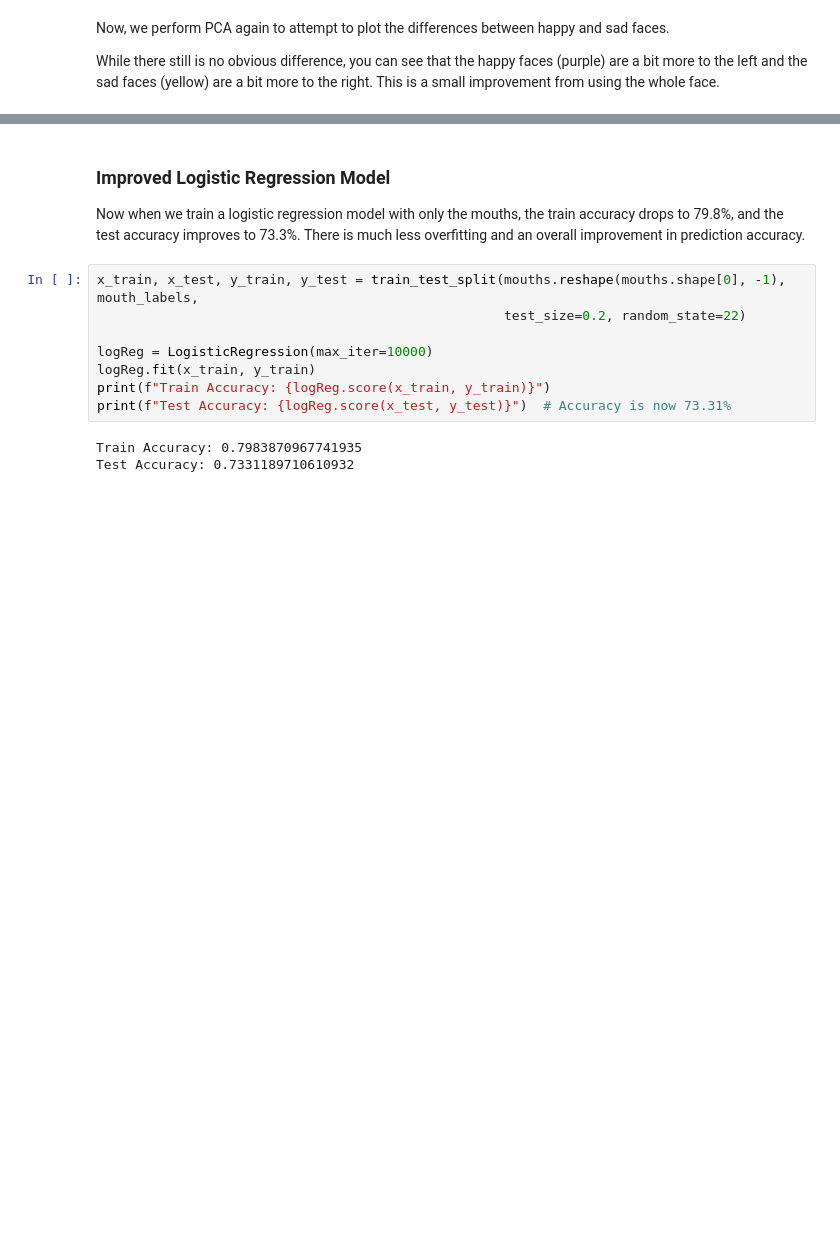
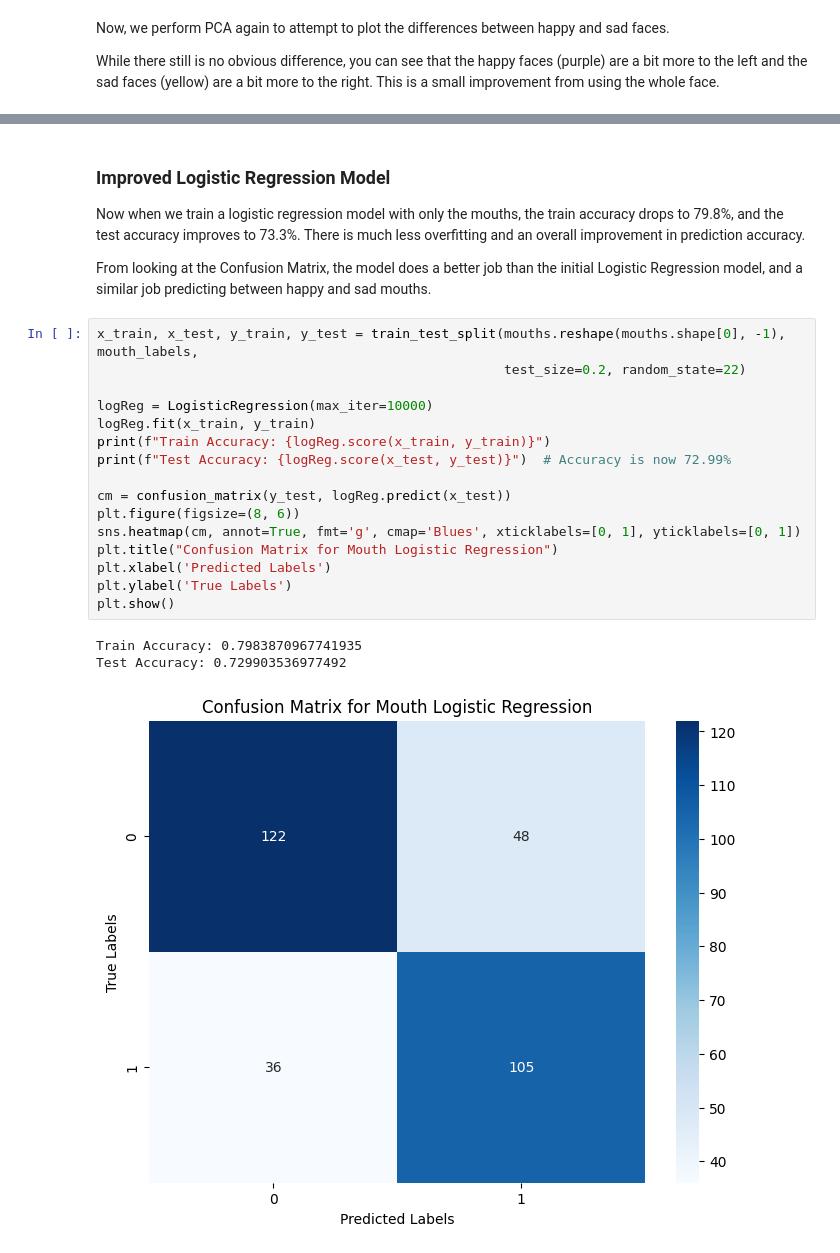
Before and after one commit to e019chen/facial-expression-recognition, a Jupyter notebook: code/binaryLogisticRegression.ipynb, the cells around one changed output, grey strips where cells are left out. Cells and saved outputs as stored; diff of their text form; blank space fills up the shorter version.

```diff
--- a/code/binaryLogisticRegression.ipynb
+++ b/code/binaryLogisticRegression.ipynb
@@ -183,14 +195,25 @@ Total Explained Variance: 0.5792655024259669
 ### Improved Logistic Regression Model
 
 Now when we train a logistic regression model with only the mouths, the train accuracy drops to 79.8%, and the test accuracy improves to 73.3%. There is much less overfitting and an overall improvement in prediction accuracy.
+
+From looking at the Confusion Matrix, the model does a better job than the initial Logistic Regression model, and a similar job predicting between happy and sad mouths.
 # %%
 x_train, x_test, y_train, y_test = train_test_split(mouths.reshape(mouths.shape[0], -1), mouth_labels,
                                                     test_size=0.2, random_state=22)
 
 logReg = LogisticRegression(max_iter=10000)
 logReg.fit(x_train, y_train)
 print(f"Train Accuracy: {logReg.score(x_train, y_train)}")
-print(f"Test Accuracy: {logReg.score(x_test, y_test)}")  # Accuracy is now 73.31%
+print(f"Test Accuracy: {logReg.score(x_test, y_test)}")  # Accuracy is now 72.99%
+
+cm = confusion_matrix(y_test, logReg.predict(x_test))
+plt.figure(figsize=(8, 6))
+sns.heatmap(cm, annot=True, fmt='g', cmap='Blues', xticklabels=[0, 1], yticklabels=[0, 1])
+plt.title("Confusion Matrix for Mouth Logistic Regression")
+plt.xlabel('Predicted Labels')
+plt.ylabel('True Labels')
+plt.show()
 # %% [output]
 Train Accuracy: 0.7983870967741935
-Test Accuracy: 0.7331189710610932
+Test Accuracy: 0.729903536977492
+[figure, added]
```
Also changed, not shown: parts of 9 cells of this notebook.
